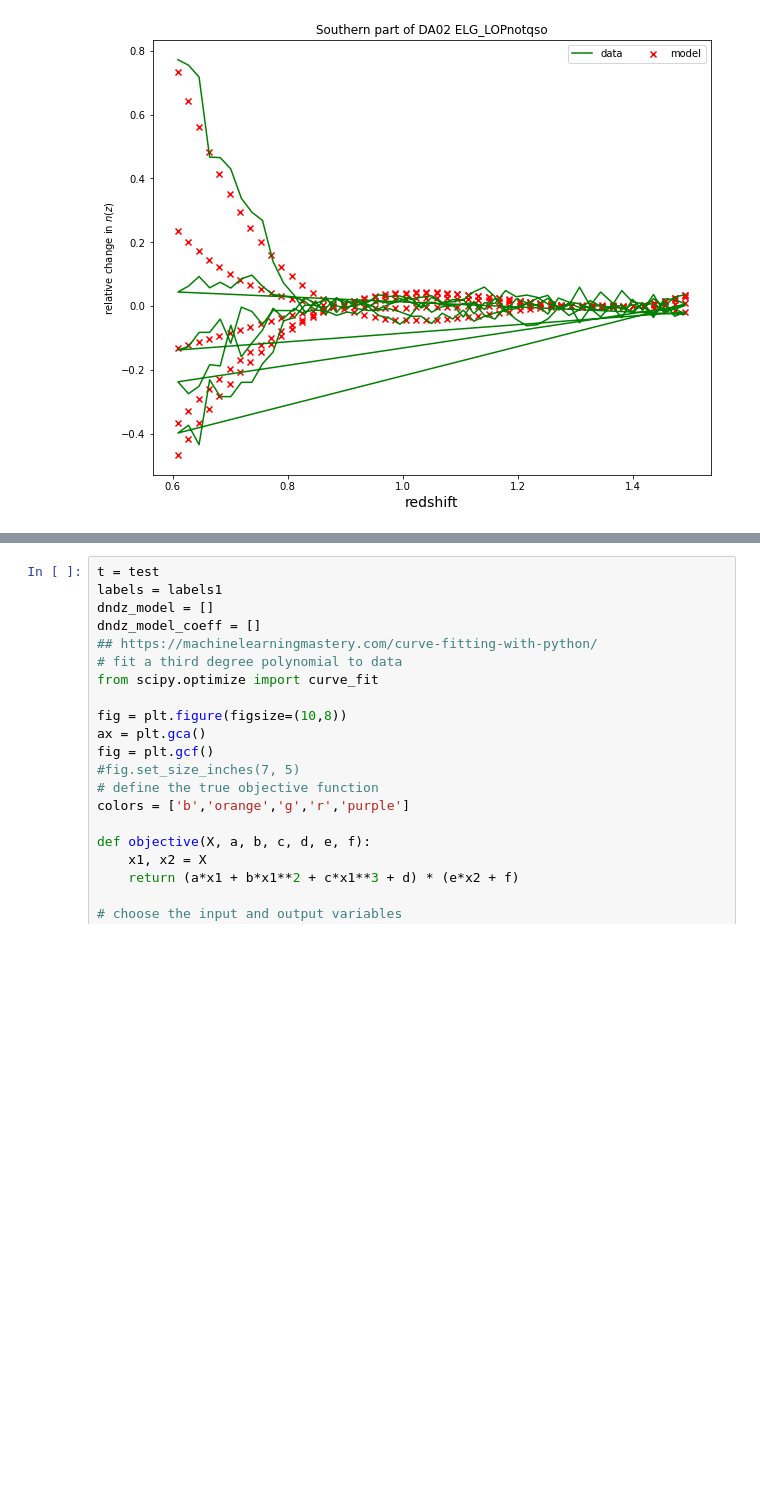
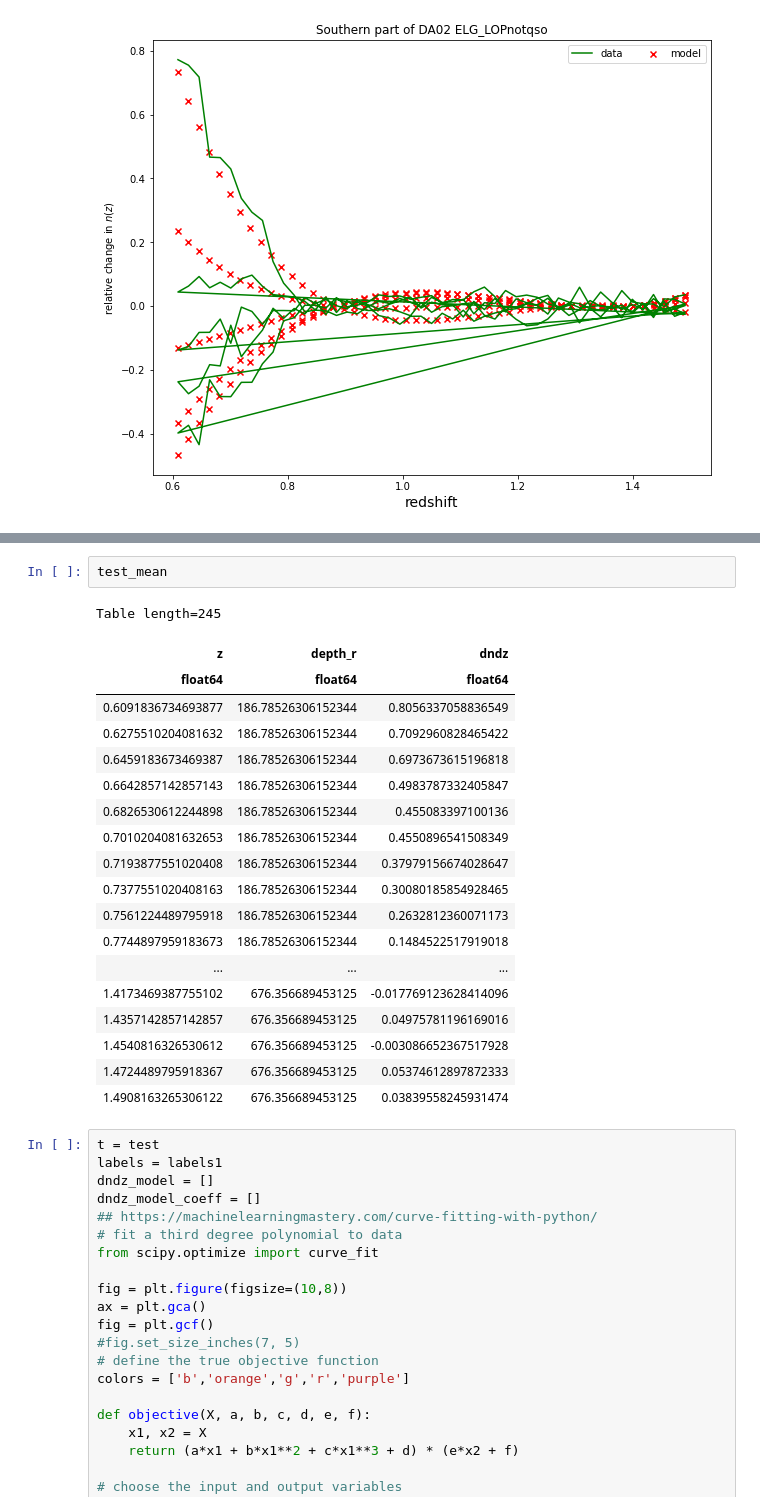
Before and after one commit to AlbertoRosado1/legacysim_runs, a Jupyter notebook: DA02/checks_south_final.ipynb, the cells around one changed output, grey strips where cells are left out. Drawn from its saved outputs; the diff is of its cells as text; blank space fills up the shorter version.

```diff
--- a/DA02/checks_south_final.ipynb
+++ b/DA02/checks_south_final.ipynb
@@ -1000,3 +1063,25 @@ y = (-0.28634 * x_1 + 0.12147 * [x_1]^2 + 0.16287) * (-0.02014 * x_2 + 21.75209)
+# %%
+test_mean
+# %% [output]
+Table length=245
+| z | depth_r | dndz |
+| float64 | float64 | float64 |
+| 0.6091836734693877 | 186.78526306152344 | 0.8056337058836549 |
+| 0.6275510204081632 | 186.78526306152344 | 0.7092960828465422 |
+| 0.6459183673469387 | 186.78526306152344 | 0.6973673615196818 |
+| 0.6642857142857143 | 186.78526306152344 | 0.4983787332405847 |
+| 0.6826530612244898 | 186.78526306152344 | 0.455083397100136 |
+| 0.7010204081632653 | 186.78526306152344 | 0.4550896541508349 |
+| 0.7193877551020408 | 186.78526306152344 | 0.37979156674028647 |
+| 0.7377551020408163 | 186.78526306152344 | 0.30080185854928465 |
+| 0.7561224489795918 | 186.78526306152344 | 0.2632812360071173 |
+| 0.7744897959183673 | 186.78526306152344 | 0.1484522517919018 |
+| ... | ... | ... |
+| 1.4173469387755102 | 676.356689453125 | -0.017769123628414096 |
+| 1.4357142857142857 | 676.356689453125 | 0.04975781196169016 |
+| 1.4540816326530612 | 676.356689453125 | -0.003086652367517928 |
+| 1.4724489795918367 | 676.356689453125 | 0.05374612897872333 |
+| 1.4908163265306122 | 676.356689453125 | 0.03839558245931474 |
 # %%
 t = test
 labels = labels1
```
Also changed, not shown: parts of 10 cells of this notebook.
